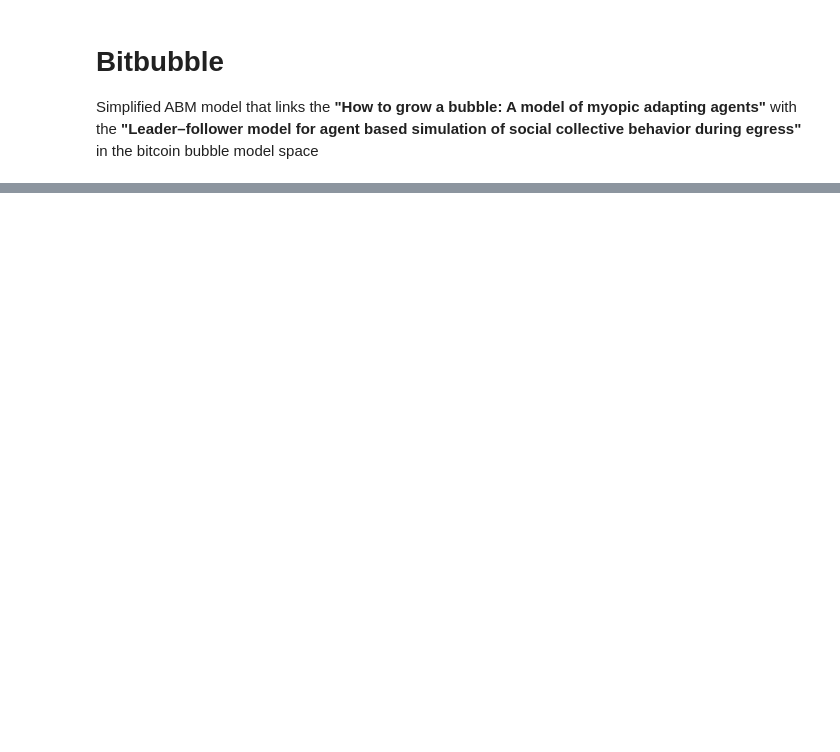
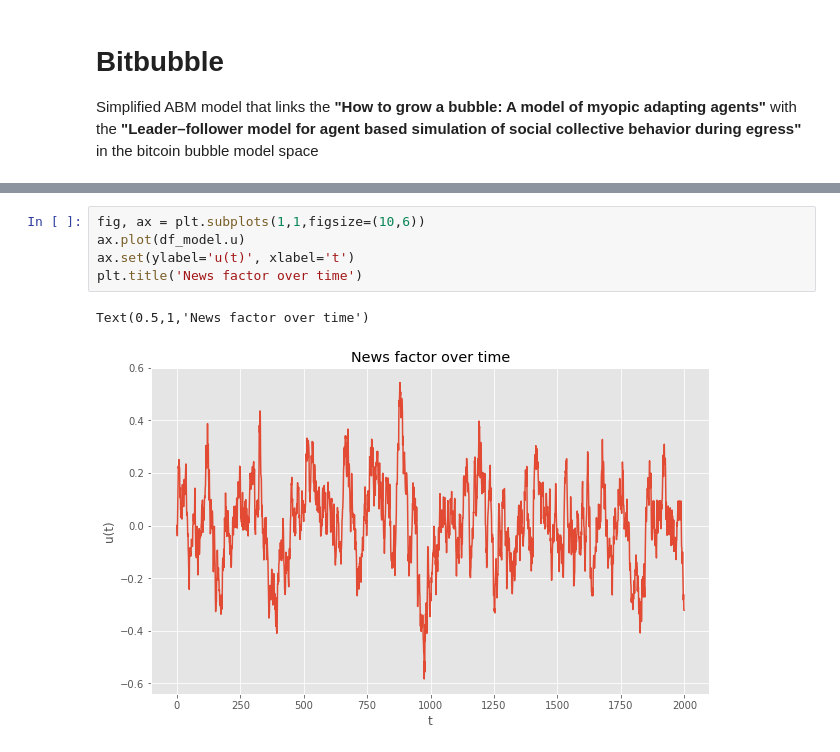
Before and after one commit to nickmancol/BitBubble, a Jupyter notebook: Bitbubble.ipynb, the cells around one changed output, grey strips where cells are left out. Saved outputs shown, nothing was run; the diff lists cells and outputs as text; blank space fills up the shorter version.

```diff
--- a/Bitbubble.ipynb
+++ b/Bitbubble.ipynb
@@ -234,0 +278,8 @@ orders for t 29 [0, 0, 0, 0, -0.02055522768568277, 0, 0, 0, 0, 0]
+# %%
+fig, ax = plt.subplots(1,1,figsize=(10,6))
+ax.plot(df_model.u)
+ax.set(ylabel='u(t)', xlabel='t')
+plt.title('News factor over time')
+# %% [output]
+Text(0.5,1,'News factor over time')
+[figure, added]
```
Also changed, not shown: parts of 13 cells of this notebook, 2 other files.
